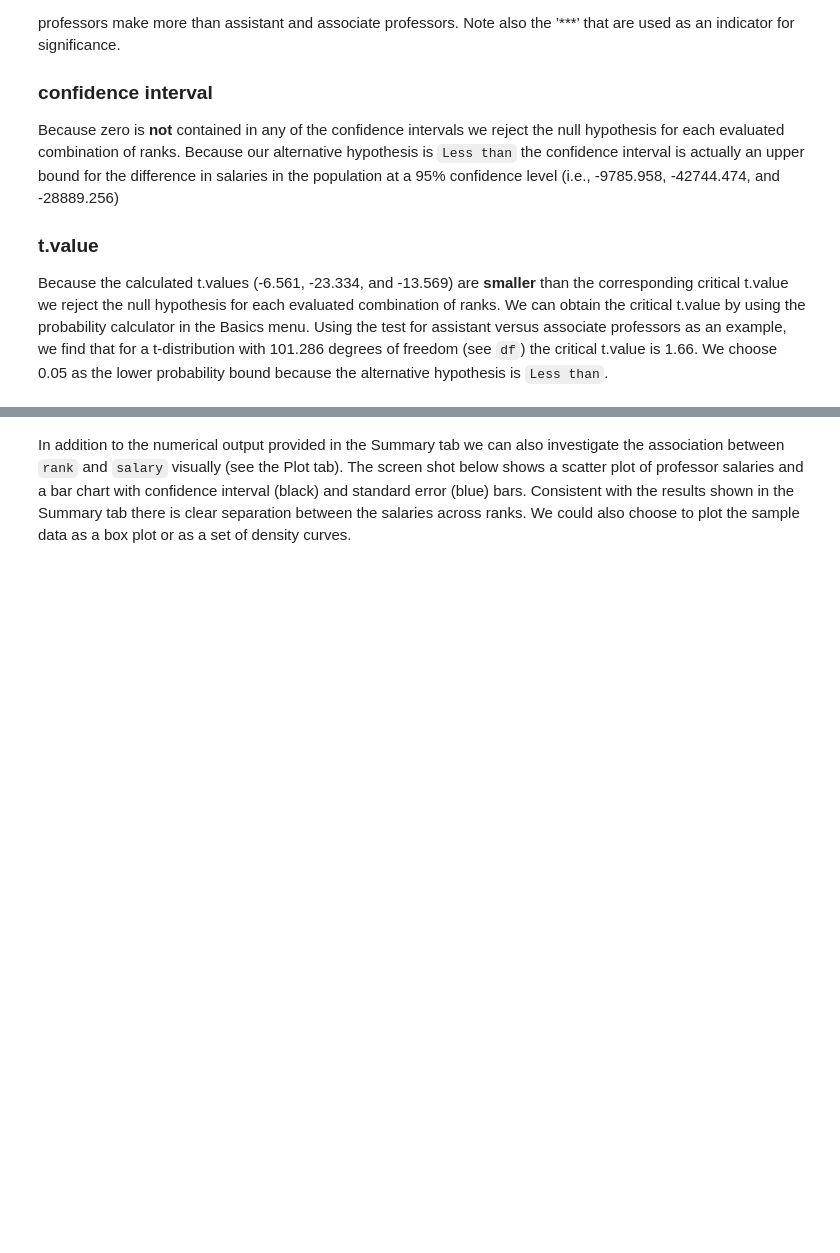
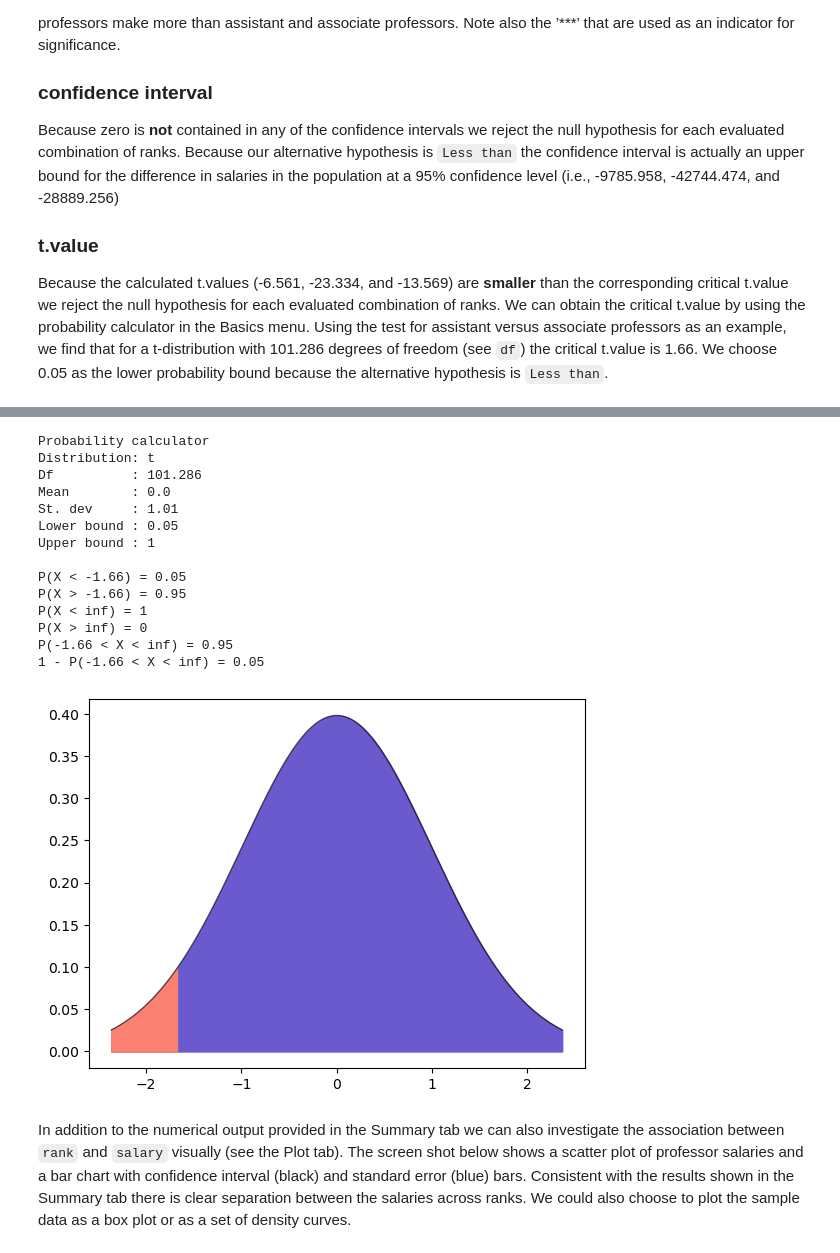
Before and after one commit to vnijs/pyrsm, a Jupyter notebook: examples/basics-compare-means.ipynb, the cells around one changed output, grey strips where cells are left out. Saved outputs shown, nothing was run; the diff lists cells and outputs as text; code cells hidden in the pictures; blank space fills up the shorter version.

```diff
--- a/examples/basics-compare-means.ipynb
+++ b/examples/basics-compare-means.ipynb
@@ -7,10 +7,8 @@ The compare means t-test is used to compare the mean of a variable in one group
 
 We can perform either a one-tailed test (i.e., `less than` or `greater than`) or a two-tailed test (see the ‘Alternative hypothesis’ dropdown). We use one-tailed tests to evaluate if the available data provide evidence that the difference in sample means between groups is less than (or greater than ) zero.
 # %%
-import os
 import matplotlib as mpl
 import pyrsm as rsm
 
 # increase plot resolution
-mpl.rcParams["figure.dpi"] = 150
-rsm.__version__
+mpl.rcParams["figure.dpi"] = 100
@@ -29,4 +24,5 @@ We have access to the nine-month academic salary for Assistant Professors, Assoc
 
 The data are part of the CAR package and are linked to the book: Fox J. and Weisberg, S. (2011) An R Companion to Applied Regression, Second Edition Sage.
 # %%
-rsm.load_data(pkg="basics", name="salary", dct=globals())
+salary, salary_description = rsm.load_data(pkg="basics", name="salary")
+salary
@@ -154,3 +125,24 @@ Because the calculated t.values (-6.561, -23.334, and -13.569) are <b>smaller</b
+# %%
+params = {"df": 101.286, "lb": 0.05, "ub": 1}
+pc = rsm.basics.prob_calc(distribution="t", params=params)
+pc.summary()
+pc.plot()
+# %% [output]
+Probability calculator
+Distribution: t
+Df          : 101.286
+Mean        : 0.0
+St. dev     : 1.01
+Lower bound : 0.05
+Upper bound : 1
+
+P(X < -1.66) = 0.05
+P(X > -1.66) = 0.95
+P(X < inf) = 1
+P(X > inf) = 0
+P(-1.66 < X < inf) = 0.95
+1 - P(-1.66 < X < inf) = 0.05
+[figure, added]
 # %% [markdown]
 In addition to the numerical output provided in the Summary tab we can also investigate the association between `rank` and `salary` visually (see the Plot tab). The screen shot below shows a scatter plot of professor salaries and a bar chart with confidence interval (black) and standard error (blue) bars. Consistent with the results shown in the Summary tab there is clear separation between the salaries across ranks. We could also choose to plot the sample data as a box plot or as a set of density curves.
 # %% [markdown]
```
Also changed, not shown: parts of 18 cells of this notebook, 31 other files.
